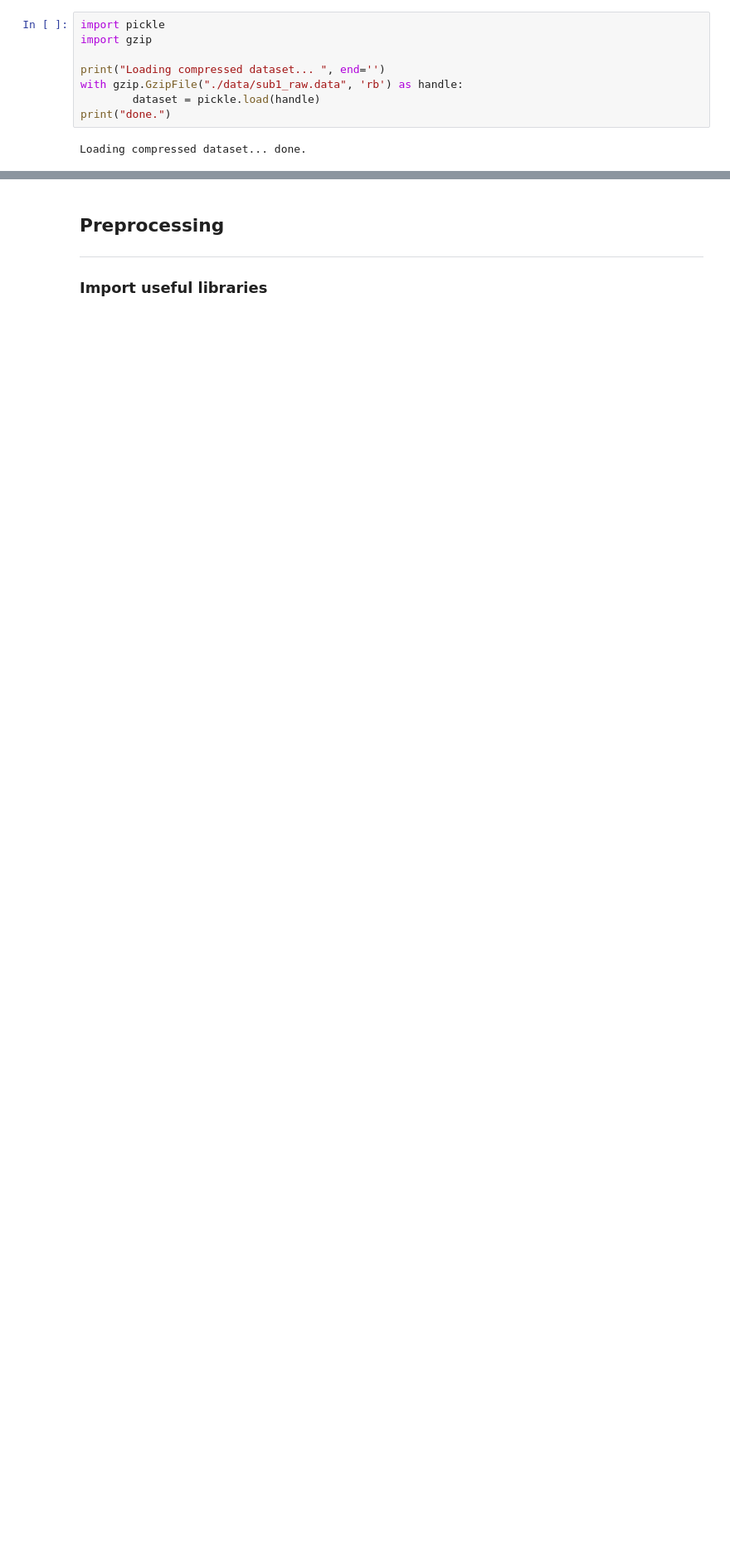
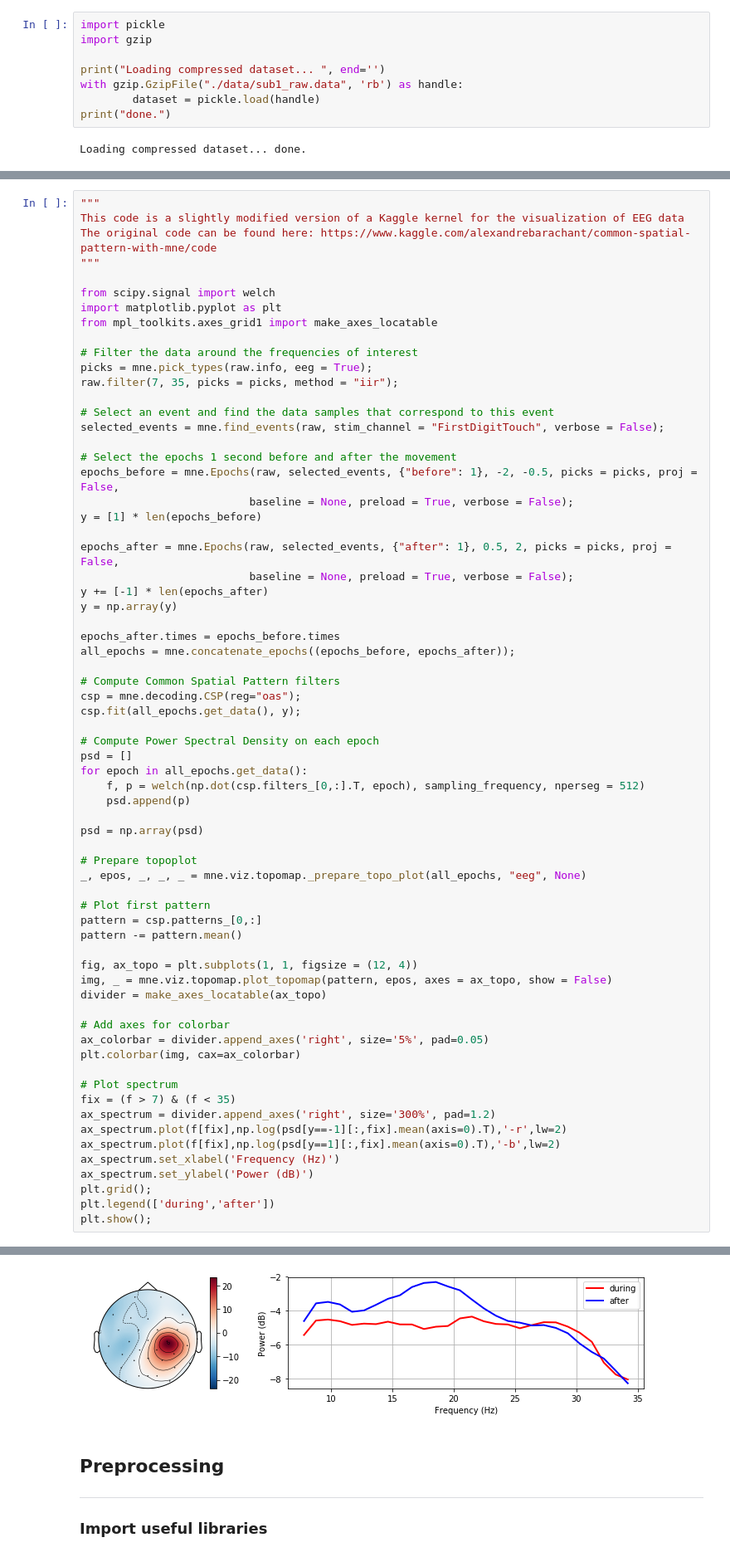
Before and after one commit to cedricsimar/Hand-Motions-Classification, a Jupyter notebook: main.ipynb, the cells around one changed output, grey strips where cells are left out. Shown at 83% size. Cells and saved outputs as stored; diff of their text form; blank space fills up the shorter version.

Commit message:
topoplot

```diff
--- a/main.ipynb
+++ b/main.ipynb
@@ -125,0 +142,68 @@ raw.plot(block=True, scalings=dict(eeg=1e3), color=dict(eeg="darkblue"));
+# %%
+"""
+This code is a slightly modified version of a Kaggle kernel for the visualization of EEG data
+The original code can be found here: https://www.kaggle.com/alexandrebarachant/common-spatial-pattern-with-mne/code
+"""
+
+from scipy.signal import welch
+import matplotlib.pyplot as plt
+from mpl_toolkits.axes_grid1 import make_axes_locatable
+
+# Filter the data around the frequencies of interest
+picks = mne.pick_types(raw.info, eeg = True);
+raw.filter(7, 35, picks = picks, method = "iir");
+
+# Select an event and find the data samples that correspond to this event
+selected_events = mne.find_events(raw, stim_channel = "FirstDigitTouch", verbose = False);
+
+# Select the epochs 1 second before and after the movement
+epochs_before = mne.Epochs(raw, selected_events, {"before": 1}, -2, -0.5, picks = picks, proj = False,
+                          baseline = None, preload = True, verbose = False);
+y = [1] * len(epochs_before)
+
+epochs_after = mne.Epochs(raw, selected_events, {"after": 1}, 0.5, 2, picks = picks, proj = False,
+                          baseline = None, preload = True, verbose = False);
+y += [-1] * len(epochs_after)
+y = np.array(y)
+
+epochs_after.times = epochs_before.times
+all_epochs = mne.concatenate_epochs((epochs_before, epochs_after));
+
+# Compute Common Spatial Pattern filters
+csp = mne.decoding.CSP(reg="oas");
+csp.fit(all_epochs.get_data(), y);
+
+# Compute Power Spectral Density on each epoch
+psd = []
+for epoch in all_epochs.get_data():
+    f, p = welch(np.dot(csp.filters_[0,:].T, epoch), sampling_frequency, nperseg = 512)
+    psd.append(p)
+
+psd = np.array(psd)
+
+# Prepare topoplot
+_, epos, _, _, _ = mne.viz.topomap._prepare_topo_plot(all_epochs, "eeg", None)
+
+# Plot first pattern
+pattern = csp.patterns_[0,:]
+pattern -= pattern.mean()
+
+fig, ax_topo = plt.subplots(1, 1, figsize = (12, 4))
+img, _ = mne.viz.topomap.plot_topomap(pattern, epos, axes = ax_topo, show = False)
+divider = make_axes_locatable(ax_topo)
+
+# Add axes for colorbar
+ax_colorbar = divider.append_axes('right', size='5%', pad=0.05)
+plt.colorbar(img, cax=ax_colorbar)
+
+# Plot spectrum
+fix = (f > 7) & (f < 35)
+ax_spectrum = divider.append_axes('right', size='300%', pad=1.2)
+ax_spectrum.plot(f[fix],np.log(psd[y==-1][:,fix].mean(axis=0).T),'-r',lw=2)
+ax_spectrum.plot(f[fix],np.log(psd[y==1][:,fix].mean(axis=0).T),'-b',lw=2)
+ax_spectrum.set_xlabel('Frequency (Hz)')
+ax_spectrum.set_ylabel('Power (dB)')
+plt.grid();
+plt.legend(['during','after'])
+plt.show();
+# %% [output]
@@ -126,3 +216,4 @@ raw.plot(block=True, scalings=dict(eeg=1e3), color=dict(eeg="darkblue"));
+[figure, added]
 # %% [markdown]
 ## Preprocessing <a class="anchor" id="preprocessing"></a>
 <hr/>
```
Also changed, not shown: parts of 8 cells of this notebook, 2 other files.
